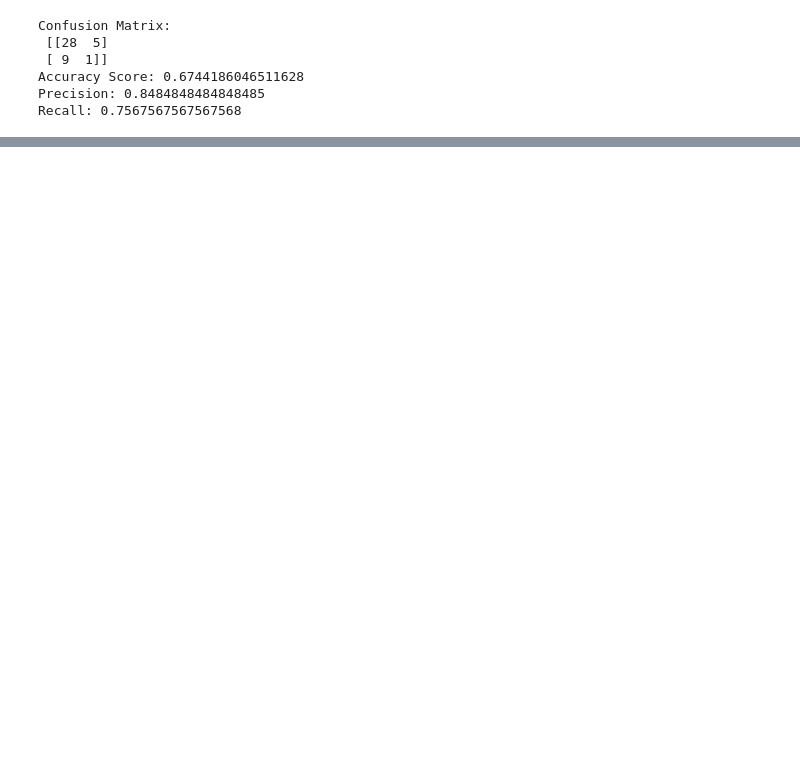
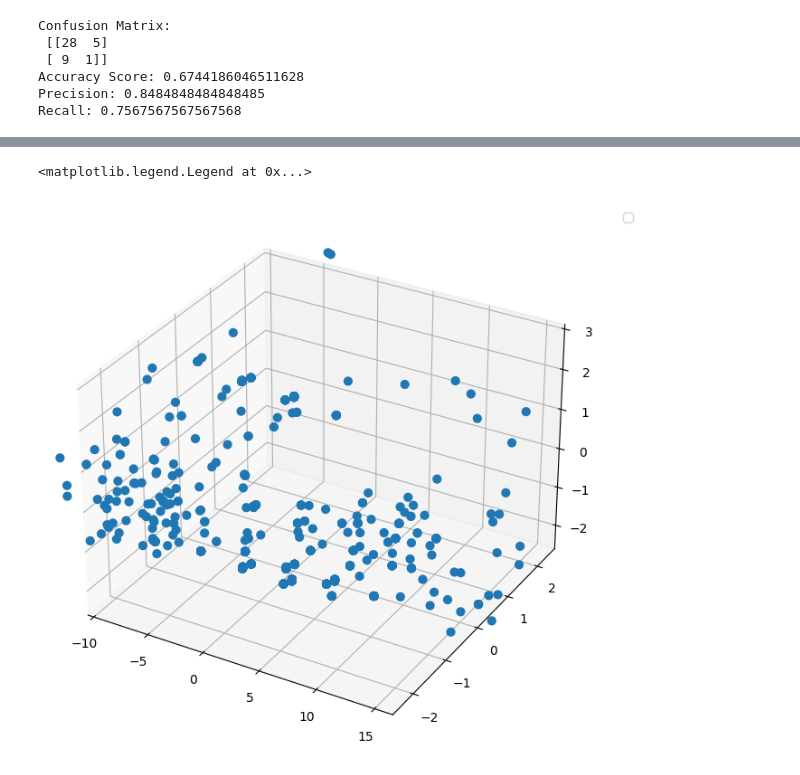
Before and after one commit to michaelzwartz/Science-Elective-Enrollment, a Jupyter notebook: Analysis.ipynb, the cells around one changed output, grey strips where cells are left out. Cells and saved outputs as stored; diff of their text form; code cells hidden in the pictures; blank space fills up the shorter version.

```diff
--- a/Analysis.ipynb
+++ b/Analysis.ipynb
@@ -297,0 +296,45 @@ df_c_means.head()
+# %%
+import re, seaborn as sns
+from matplotlib import pyplot as plt
+from mpl_toolkits.mplot3d import Axes3D
+from matplotlib.colors import ListedColormap
+
+#set up FAMD method
+famd = FAMD(n_components=3,n_iter=3,copy=True,check_input=True,engine='sklearn',random_state=42)
+famd2 = FAMD(n_components=3,n_iter=3,copy=True,check_input=True,engine='sklearn',random_state=42)
+
+#reduce dimensions for training set
+famd =famd.fit(df_ML_train)
+df_ML_train_reduced = famd.row_coordinates(df_ML_train)
+df_ML_train_reduced = df_ML_train_reduced
+df_ML_train_reduced_labels = df_ML_train_reduced.join(df_ML_labels['Chem11_grade']).reset_index()
+
+
+famd2 =famd2.fit(df_ML_test)
+df_ML_test_reduced = famd2.row_coordinates(df_ML_test)
+df_ML_test_reduced = df_ML_test_reduced.reset_index()
+
+# list data
+x = df_ML_train_reduced_labels[0]
+y = df_ML_train_reduced_labels[1]
+z = df_ML_train_reduced_labels[2]
+#colors = df_ML_train_reduced_labels['Chem11_grade']
+
+# axes instance
+fig = plt.figure(figsize=(6,6))
+ax = Axes3D(fig, auto_add_to_figure=False)
+fig.add_axes(ax)
+
+# get colormap from seaborn
+cmap = ListedColormap(sns.color_palette("husl", 256).as_hex())
+
+# plot
+sc = ax.scatter(x, y, z, s=40, #c=colors,
+            marker='o', cmap=cmap, alpha=1)
+ax.set(xlim = (-10, 16), ylim = (-2.5, 2.5), zlim = (-2.5, 3))
+
+# legend
+plt.legend(*sc.legend_elements(), bbox_to_anchor=(1.05, 1), loc=2)
+# %% [output]
+<matplotlib.legend.Legend at 0x...>
+[figure, added]
```
Also changed, not shown: parts of 12 cells of this notebook.
